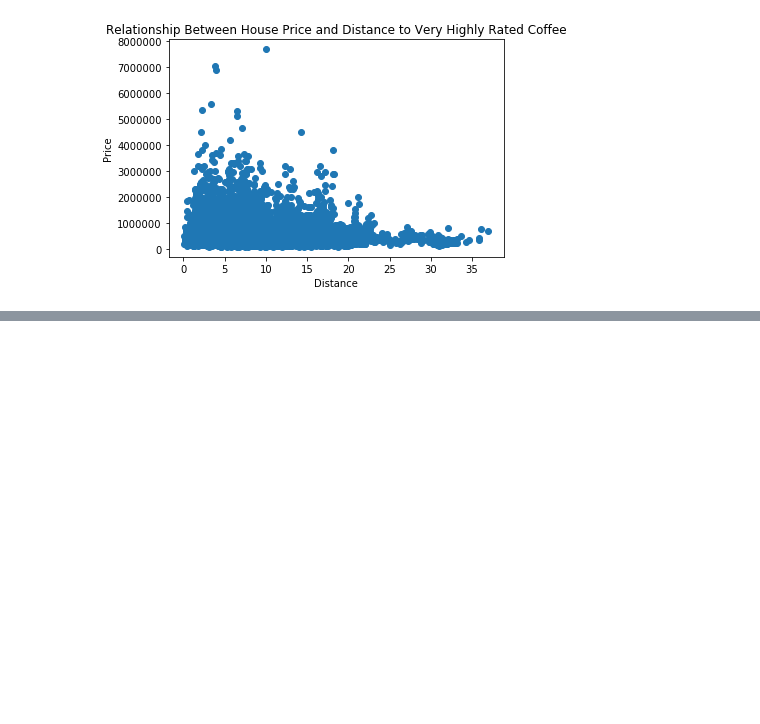
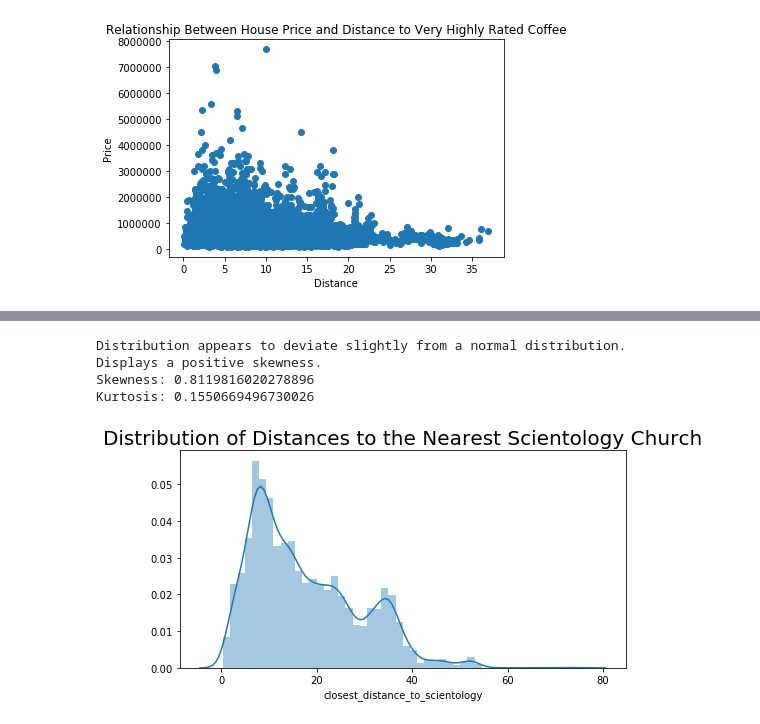
Before and after one commit to dtunnicliffe/house-price-regression-project, a Jupyter notebook: business_problem_and_data_understanding.ipynb, the cells around one changed output, grey strips where cells are left out. Drawn from its saved outputs; the diff is of its cells as text; code cells hidden in the pictures; blank space fills up the shorter version.

```diff
--- a/business_problem_and_data_understanding.ipynb
+++ b/business_problem_and_data_understanding.ipynb
@@ -803,0 +861,31 @@ We found that there was a correlation between house price and proximity to a ver
+# %%
+#locations pulled from scientology-seattle.org
+church_of_scientology_mission = (47.818100, -122.315430)
+church_of_scientology_washington = (47.622380, -122.361020)
+church_of_scientology_life_improvement_center = (47.615060, -122.327580)
+# %%
+# creating a dataframe to investigate scientology proximity
+scientology = pd.read_csv('./data/kc_house_data.csv')
+
+# creating new columns of distances from houses to scientology churches
+# running our haversine calculator function on these points
+scientology['distance_to_scientology_m'] = distance_to(church_of_scientology_mission)
+scientology['distance_to_scientology_w'] = distance_to(church_of_scientology_washington)
+scientology['distance_to_scientology_l'] = distance_to(church_of_scientology_life_improvement_center)
+scientology['closest_distance_to_scientology'] = scientology[['distance_to_scientology_m',
+                                                        'distance_to_scientology_w',
+                                                        'distance_to_scientology_l']].min(axis=1)
+# %%
+plt.figure(figsize=(8,4))
+sns.distplot(scientology['closest_distance_to_scientology'])
+plt.title("Distribution of Distances to the Nearest Scientology Church", fontsize=20);
+print("Distribution appears to deviate slightly from a normal distribution.")
+print("Displays a positive skewness.")
+print("Skewness:", scientology['closest_distance_to_scientology'].skew())
+print("Kurtosis:", scientology['closest_distance_to_scientology'].kurt())
+# %% [output]
+Distribution appears to deviate slightly from a normal distribution.
+Displays a positive skewness.
+Skewness: 0.8119816020278896
+Kurtosis: 0.1550669496730026
+[figure, added]
```
Also changed, not shown: parts of 44 cells of this notebook.
